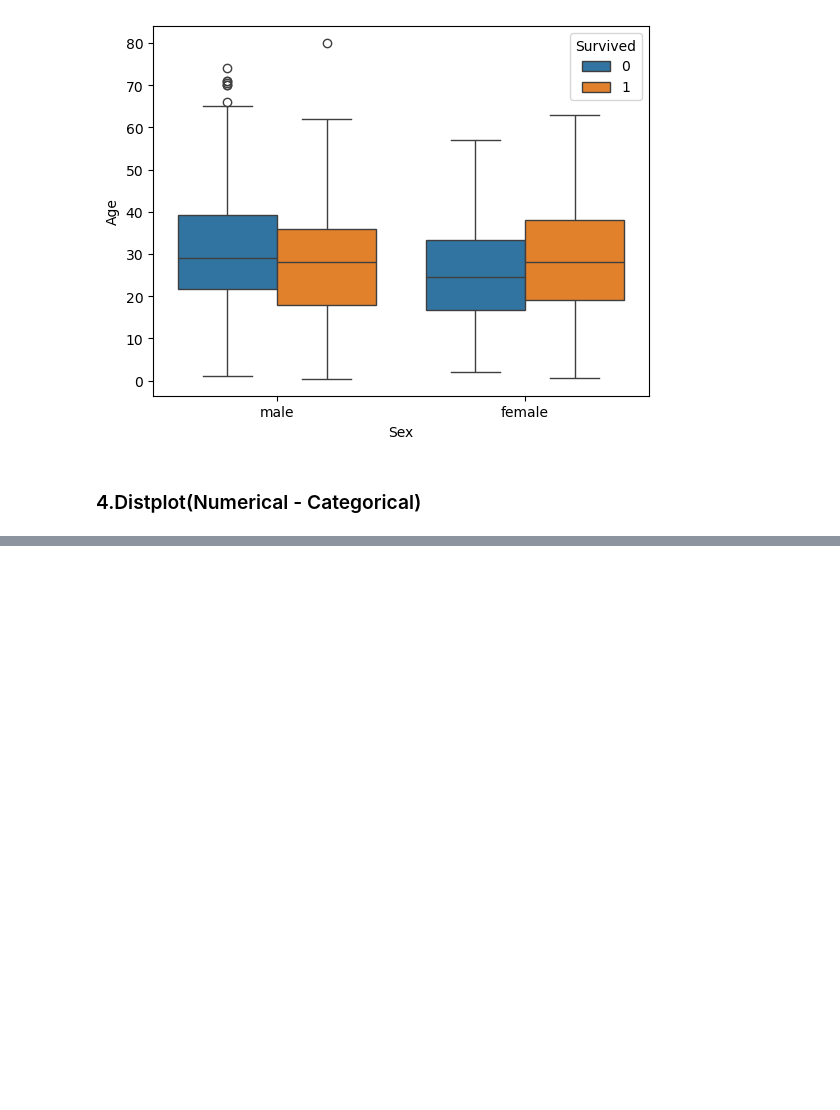
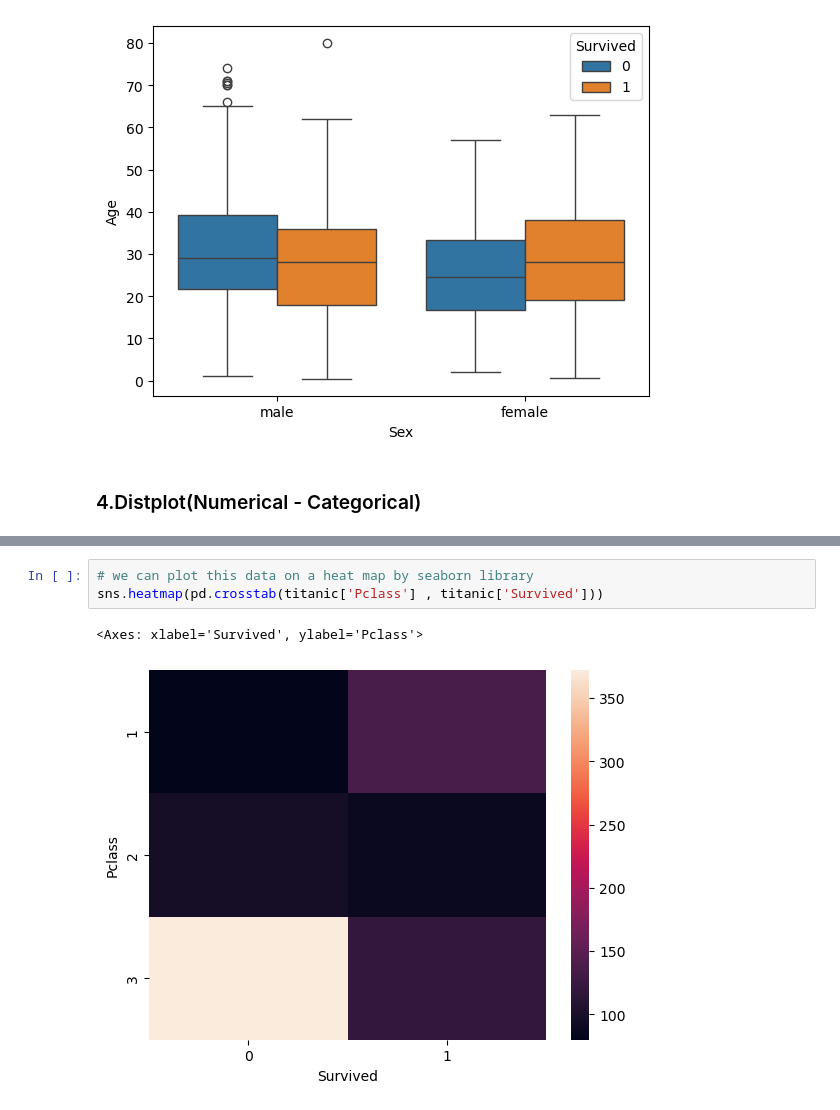
Before and after one commit to Swayam7Garg/ML-learning-journey, a Jupyter notebook: 6/bivariateanalysis.ipynb, the cells around one changed output, grey strips where cells are left out. Drawn from its saved outputs; the diff is of its cells as text; blank space fills up the shorter version.

```diff
--- a/6/bivariateanalysis.ipynb
+++ b/6/bivariateanalysis.ipynb
@@ -134,0 +145,6 @@ https://gist.github.com/mwaskom/de44147ed2974457ad6372750bbe5751
+# %%
+# we can plot this data on a heat map by seaborn library
+sns.heatmap(pd.crosstab(titanic['Pclass'] , titanic['Survived']))
+# %% [output]
+<Axes: xlabel='Survived', ylabel='Pclass'>
+[figure, added]
```
Also changed, not shown: parts of 18 cells of this notebook.
